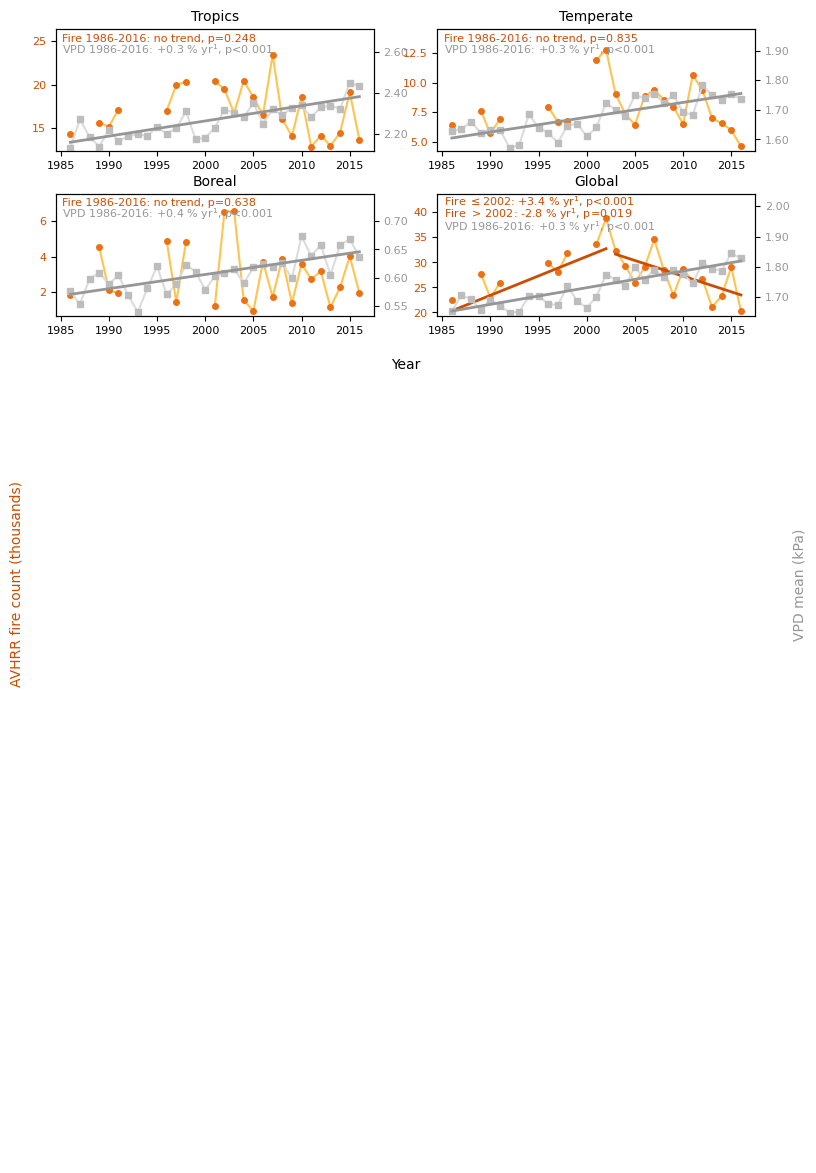
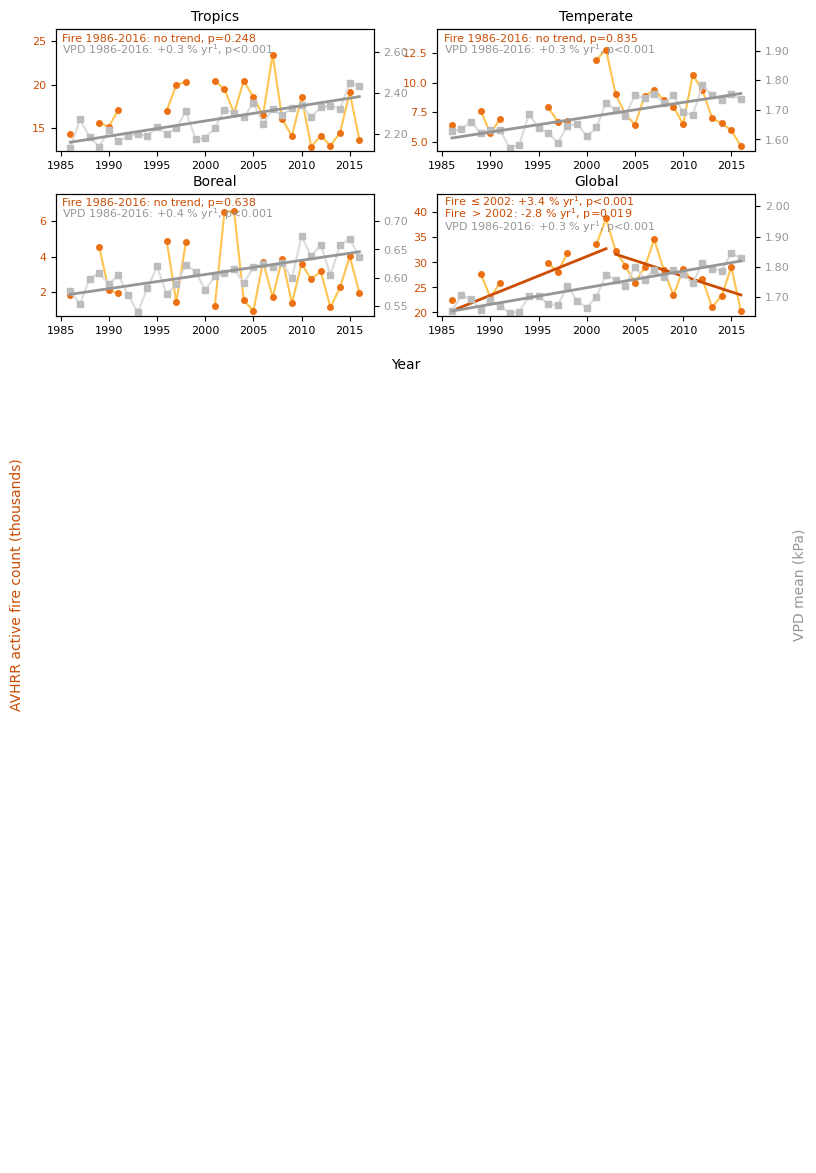
Code edit (unified diff) that turned the first committed figure into the second:
--- before
+++ after
@@ -7,5 +7,5 @@
 fig, axes, stats_tbl = ts_plotter_vpd_flip(df=df_outer2, region_dict=region_dict, 
                            ylab1="VPD mean (kPa)",
-                           ylab2="AVHRR fire count (thousands)",
+                           ylab2="AVHRR active fire count (thousands)",
                            xlab="Year", 
                            av_color_list=av_color_list, fw_color_list=fw_color_list, 
@@ -17,5 +17,5 @@
 #figs
 fig.savefig(str(dir_out_figures / 's4_timeseries_TTB_vpd_flip.png'), dpi=1000)
-#fig.savefig(os.path.join(dir_out_figures, 's4_timeseries_TTB_vpd_flip.pdf'))
+fig.savefig(os.path.join(dir_out_figures, 's4_timeseries_TTB_vpd_flip.pdf'))
 
 #statstable

Commit: msedits